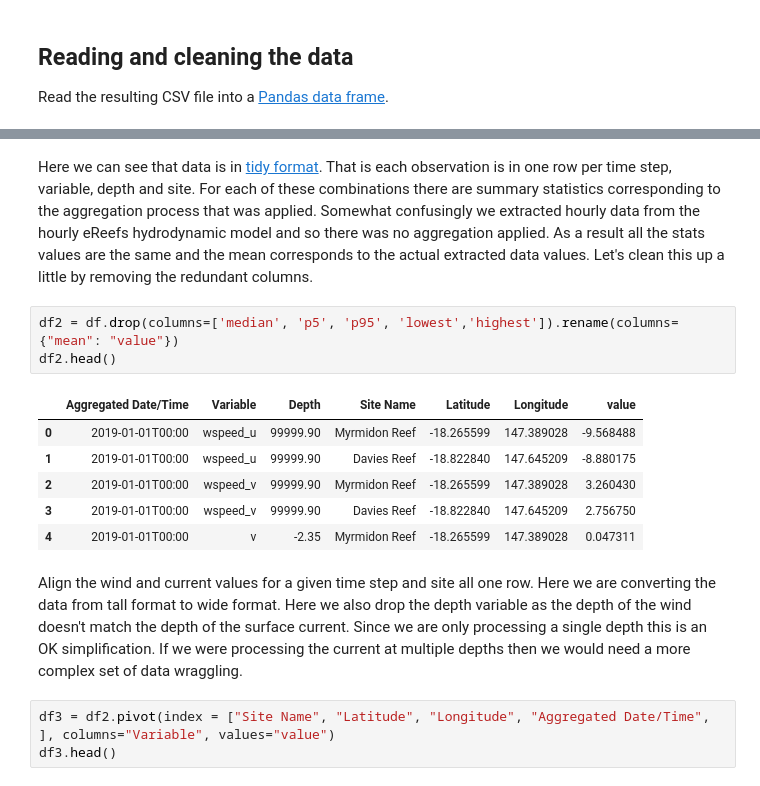
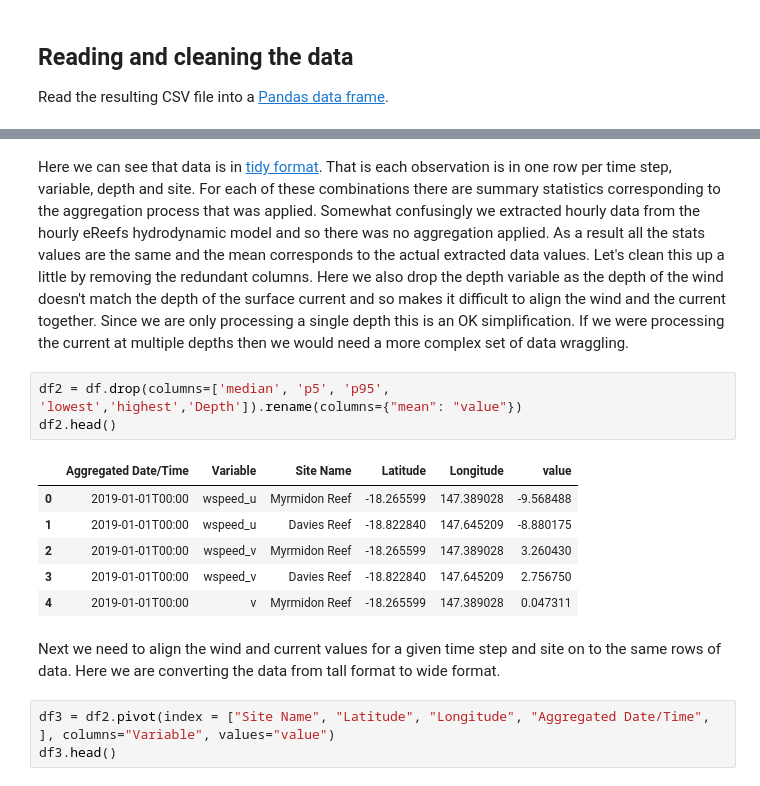
Before and after one commit to aims-ks/ereefs-python-scripts, a Jupyter notebook: notebooks/3-extraction-tool-data-wind-vs-current.ipynb, the cells around one changed output, grey strips where cells are left out. Saved outputs shown, nothing was run; the diff lists cells and outputs as text.

```diff
--- a/notebooks/3-extraction-tool-data-wind-vs-current.ipynb
+++ b/notebooks/3-extraction-tool-data-wind-vs-current.ipynb
@@ -75,19 +73,19 @@ df.head()
 | 3 | 2019-01-01T00:00 | wspeed_v | 99999.90 | Davies Reef | -18.822840 | 147.645209 | 2.756750 | 2.756750 | 2.756750 | ... |
 | 4 | 2019-01-01T00:00 | v | -2.35 | Myrmidon Reef | -18.265599 | 147.389028 | 0.047311 | 0.047311 | 0.047311 | ... |
 # %% [markdown]
-Here we can see that data is in [tidy format](https://towardsdatascience.com/whats-tidy-data-how-to-organize-messy-datasets-in-python-with-melt-and-pivotable-functions-5d52daa996c9). That is each observation is in one row per time step, variable, depth and site. For each of these combinations there are summary statistics corresponding to the aggregation process that was applied. Somewhat confusingly we extracted hourly data from the hourly eReefs hydrodynamic model and so there was no aggregation applied. As a result all the stats values are the same and the mean corresponds to the actual extracted data values. Let's clean this up a little by removing the redundant columns.
+Here we can see that data is in [tidy format](https://towardsdatascience.com/whats-tidy-data-how-to-organize-messy-datasets-in-python-with-melt-and-pivotable-functions-5d52daa996c9). That is each observation is in one row per time step, variable, depth and site. For each of these combinations there are summary statistics corresponding to the aggregation process that was applied. Somewhat confusingly we extracted hourly data from the hourly eReefs hydrodynamic model and so there was no aggregation applied. As a result all the stats values are the same and the mean corresponds to the actual extracted data values. Let's clean this up a little by removing the redundant columns. Here we also drop the depth variable as the depth of the wind doesn't match the depth of the surface current and so makes it difficult to align the wind and the current together. Since we are only processing a single depth this is an OK simplification. If we were processing the current at multiple depths then we would need a more complex set of data wraggling.
 # %%
-df2 = df.drop(columns=['median', 'p5', 'p95', 'lowest','highest']).rename(columns={"mean": "value"})
+df2 = df.drop(columns=['median', 'p5', 'p95', 'lowest','highest','Depth']).rename(columns={"mean": "value"})
 df2.head()
 # %% [output]
-|  | Aggregated Date/Time | Variable | Depth | Site Name | Latitude | Longitude | value |
-| 0 | 2019-01-01T00:00 | wspeed_u | 99999.90 | Myrmidon Reef | -18.265599 | 147.389028 | -9.568488 |
-| 1 | 2019-01-01T00:00 | wspeed_u | 99999.90 | Davies Reef | -18.822840 | 147.645209 | -8.880175 |
-| 2 | 2019-01-01T00:00 | wspeed_v | 99999.90 | Myrmidon Reef | -18.265599 | 147.389028 | 3.260430 |
-| 3 | 2019-01-01T00:00 | wspeed_v | 99999.90 | Davies Reef | -18.822840 | 147.645209 | 2.756750 |
-| 4 | 2019-01-01T00:00 | v | -2.35 | Myrmidon Reef | -18.265599 | 147.389028 | 0.047311 |
+|  | Aggregated Date/Time | Variable | Site Name | Latitude | Longitude | value |
+| 0 | 2019-01-01T00:00 | wspeed_u | Myrmidon Reef | -18.265599 | 147.389028 | -9.568488 |
+| 1 | 2019-01-01T00:00 | wspeed_u | Davies Reef | -18.822840 | 147.645209 | -8.880175 |
+| 2 | 2019-01-01T00:00 | wspeed_v | Myrmidon Reef | -18.265599 | 147.389028 | 3.260430 |
+| 3 | 2019-01-01T00:00 | wspeed_v | Davies Reef | -18.822840 | 147.645209 | 2.756750 |
+| 4 | 2019-01-01T00:00 | v | Myrmidon Reef | -18.265599 | 147.389028 | 0.047311 |
-# %% [markdown]
-Align the wind and current values for a given time step and site all one row. Here we are converting the data from tall format to wide format. Here we also drop the depth variable as the depth of the wind doesn't match the depth of the surface current. Since we are only processing a single depth this is an OK simplification. If we were processing the current at multiple depths then we would need a more complex set of data wraggling.
+# %% [markdown]
+Next we need to align the wind and current values for a given time step and site on to the same rows of data. Here we are converting the data from tall format to wide format.
 # %%
 df3 = df2.pivot(index = ["Site Name", "Latitude", "Longitude", "Aggregated Date/Time", ], columns="Variable", values="value")
 df3.head()
```
Also changed, not shown: parts of 4 cells of this notebook.
